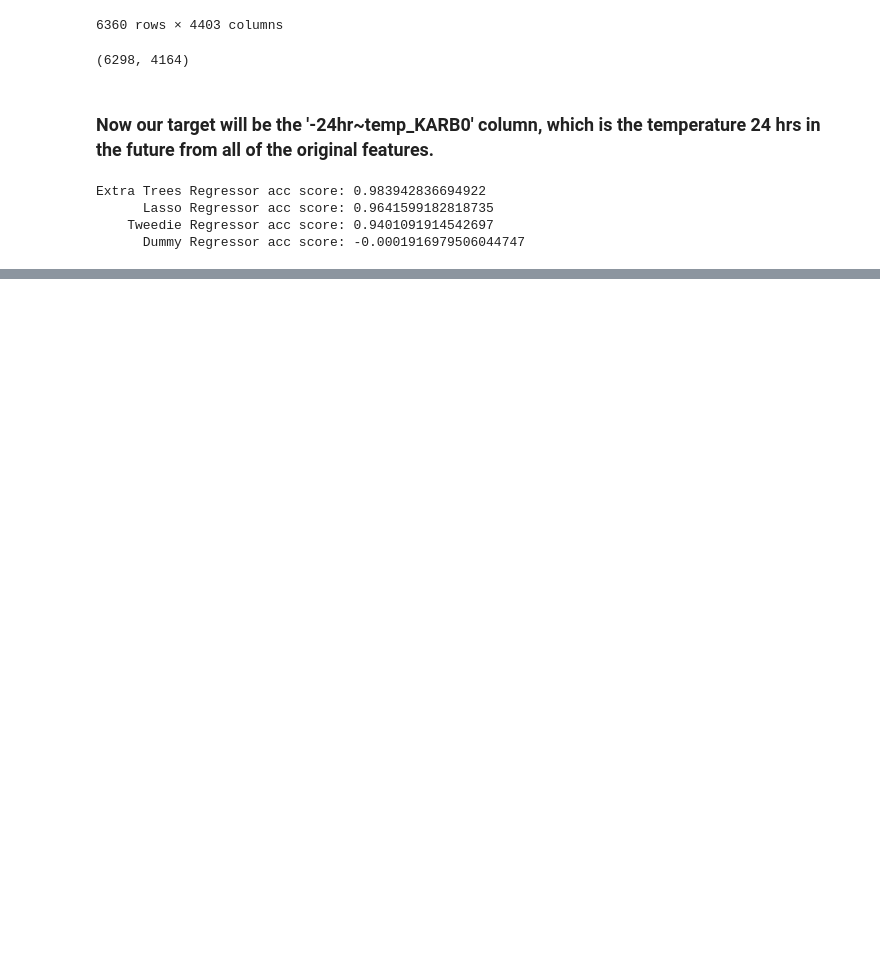
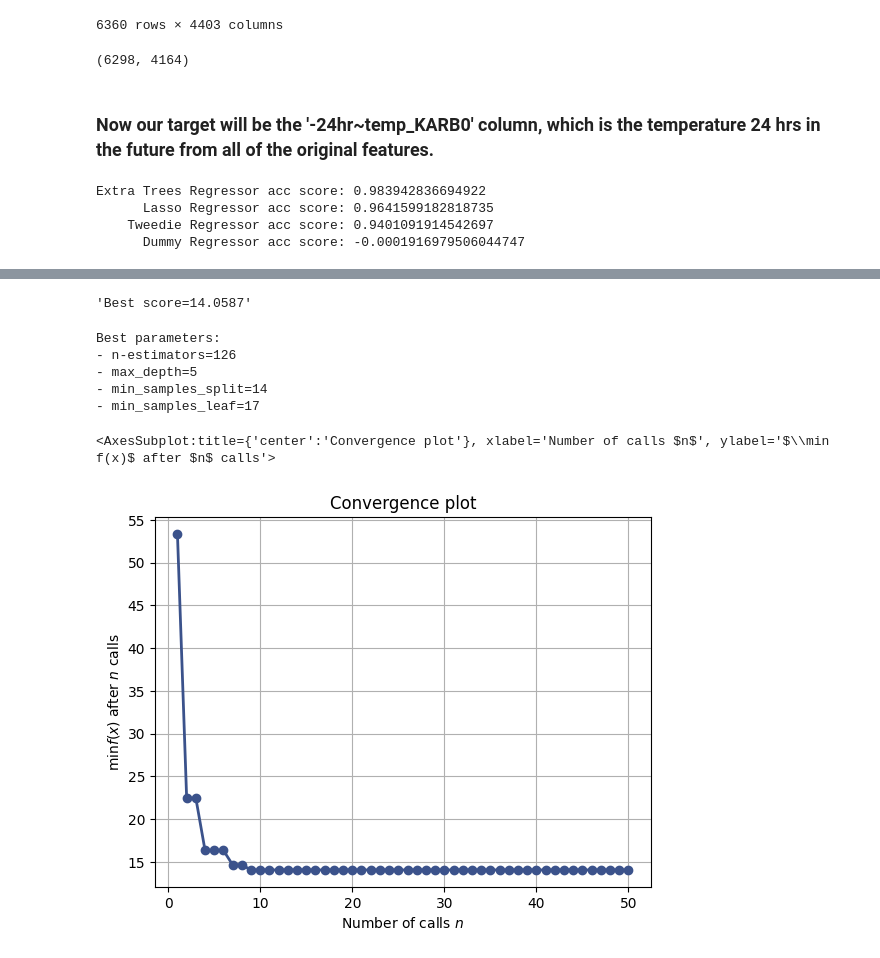
Before and after one commit to Pkeet99/Weatherman, a Jupyter notebook: supervised_models/basic_supervised_model.ipynb, the cells around one changed output, grey strips where cells are left out. Drawn from its saved outputs; the diff is of its cells as text; code cells hidden in the pictures; blank space fills up the shorter version.

```diff
--- a/supervised_models/basic_supervised_model.ipynb
+++ b/supervised_models/basic_supervised_model.ipynb
@@ -144,3 +144,47 @@ alt.Chart(feature_importance_df[:5]).mark_bar().encode(
 )
 # %% [output]
 [interactive output not drawn]
+# %%
+from sklearn.model_selection import cross_val_score
+from skopt.space import Real, Integer
+from skopt.utils import use_named_args
+import numpy as np
+
+space  = [Integer(100,150, name='n_estimators'),
+          Integer(1, 5, name='max_depth'),
+          Integer(2, 100, name='min_samples_split'),
+          Integer(1, 100, name='min_samples_leaf')]
+
+@use_named_args(space)
+def objective(**params):
+    xt_reg.set_params(**params)
+
+    return -np.mean(cross_val_score(xt_reg, X, y, cv=5, n_jobs=-1,
+                    scoring='neg_mean_squared_error'))
+# %%
+from skopt import gp_minimize
+res_gp = gp_minimize(objective, space, n_calls=50, random_state=696)
+
+"Best score=%.4f" % res_gp.fun
+# %% [output]
+'Best score=14.0587'
+# %%
+print("""Best parameters:
+- n-estimators=%d
+- max_depth=%d
+- min_samples_split=%d
+- min_samples_leaf=%d""" % (res_gp.x[0], res_gp.x[1],
+                            res_gp.x[2],res_gp.x[3]))
+# %% [output]
+Best parameters:
+- n-estimators=126
+- max_depth=5
+- min_samples_split=14
+- min_samples_leaf=17
+# %%
+from skopt.plots import plot_convergence
+
+plot_convergence(res_gp)
+# %% [output]
+<AxesSubplot:title={'center':'Convergence plot'}, xlabel='Number of calls $n$', ylabel='$\\min f(x)$ after $n$ calls'>
+[figure, added]
```
Also changed, not shown: 1 other file.
